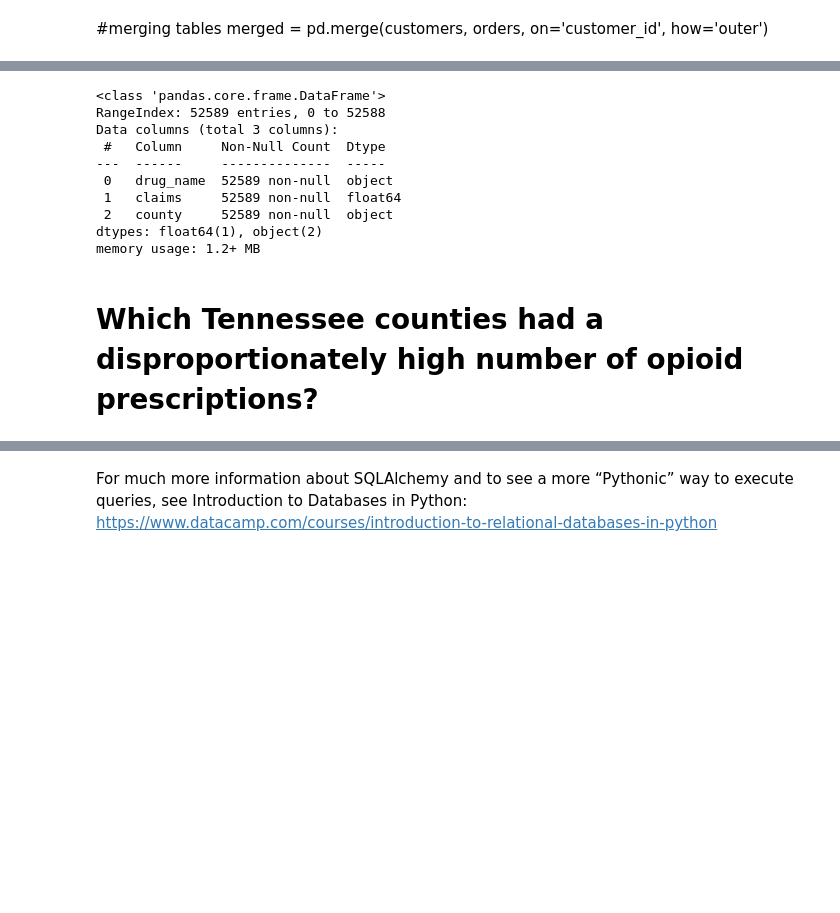
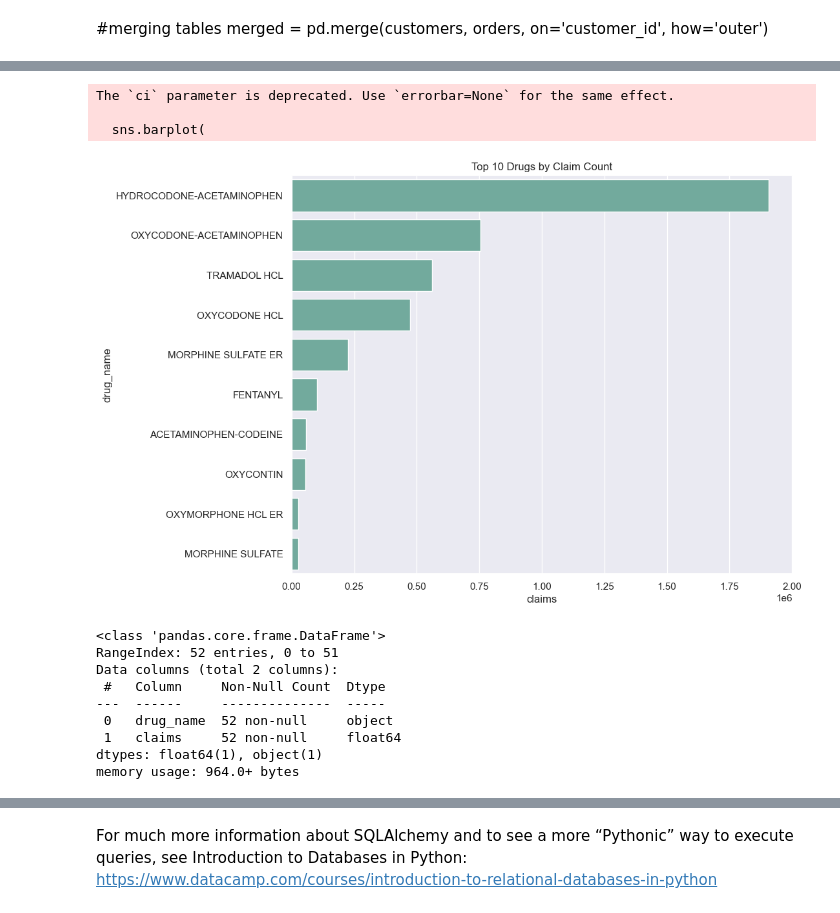
Before and after one commit to NSS-Data-Analytics-Cohort-12/prescribers-python-da12-v2-pandas-pandemonium, a Jupyter notebook: notebooks/prescribers.ipynb, the cells around one changed output, grey strips where cells are left out. Saved outputs shown, nothing was run; the diff lists cells and outputs as text; code cells hidden in the pictures; blank space fills up the shorter version.

```diff
--- a/notebooks/prescribers.ipynb
+++ b/notebooks/prescribers.ipynb
@@ -98,0 +151,3 @@ merged = pd.merge(customers, orders, on='customer_id', how='outer')
+# %%
+top_opioids = opioids.nlargest(10, 'claims')
+top_opioids
@@ -99,17 +166,35 @@ merged = pd.merge(customers, orders, on='customer_id', how='outer')
+# %%
+# no column title for count; add above
+# series obj has no attribute reads no column name
+
+# Set the figure size
+plt.figure(figsize=(10, 8))
+
+# plot a bar chart
+sns.barplot(
+    y="drug_name",
+    x="claims",
+    data=top_opioids,
+    estimator=sum,
+    ci=None,
+    color='#69b3a2')
+plt.title('Top 10 Drugs by Claim Count');
+# %% [output]
+The `ci` parameter is deprecated. Use `errorbar=None` for the same effect.
+
+  sns.barplot(
+[figure, added]
 # %%
-TN_opioid.info()
+opioids.info()
 # %% [output]
 <class 'pandas.core.frame.DataFrame'>
-RangeIndex: 52589 entries, 0 to 52588
-Data columns (total 3 columns):
+RangeIndex: 52 entries, 0 to 51
+Data columns (total 2 columns):
  #   Column     Non-Null Count  Dtype
 ---  ------     --------------  -----
- 0   drug_name  52589 non-null  object
- 1   claims     52589 non-null  float64
- 2   county     52589 non-null  object
-dtypes: float64(1), object(2)
-memory usage: 1.2+ MB
+ 0   drug_name  52 non-null     object
+ 1   claims     52 non-null     float64
+dtypes: float64(1), object(1)
+memory usage: 964.0+ bytes
-# %% [markdown]
-#  Which Tennessee counties had a disproportionately high number of opioid prescriptions?
 # %%
 test_plot = TN_opioid.groupby('county')['claims'].sum()
```
Also changed, not shown: parts of 17 cells of this notebook.
